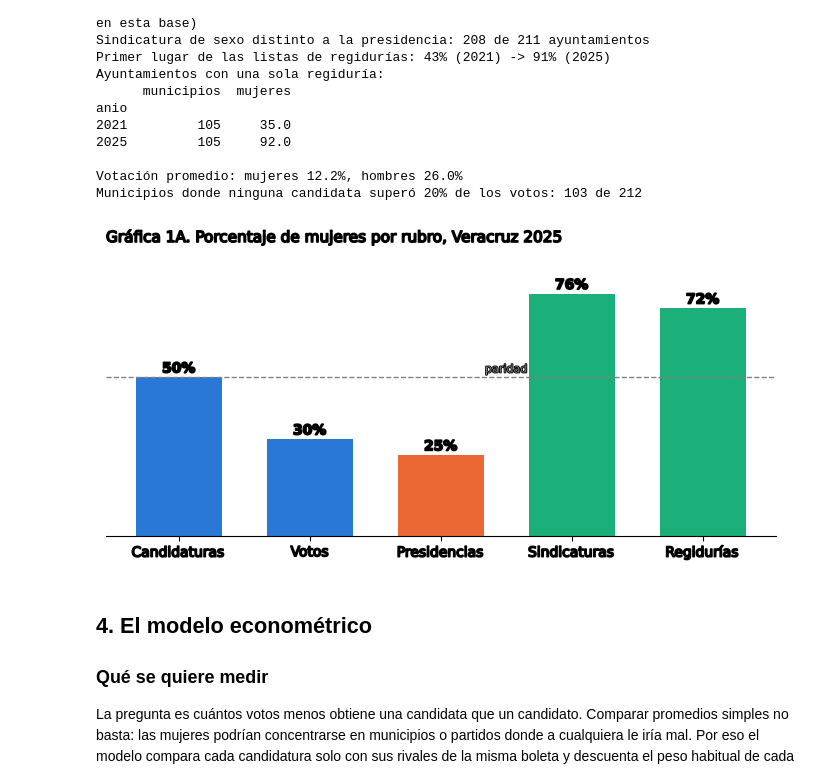
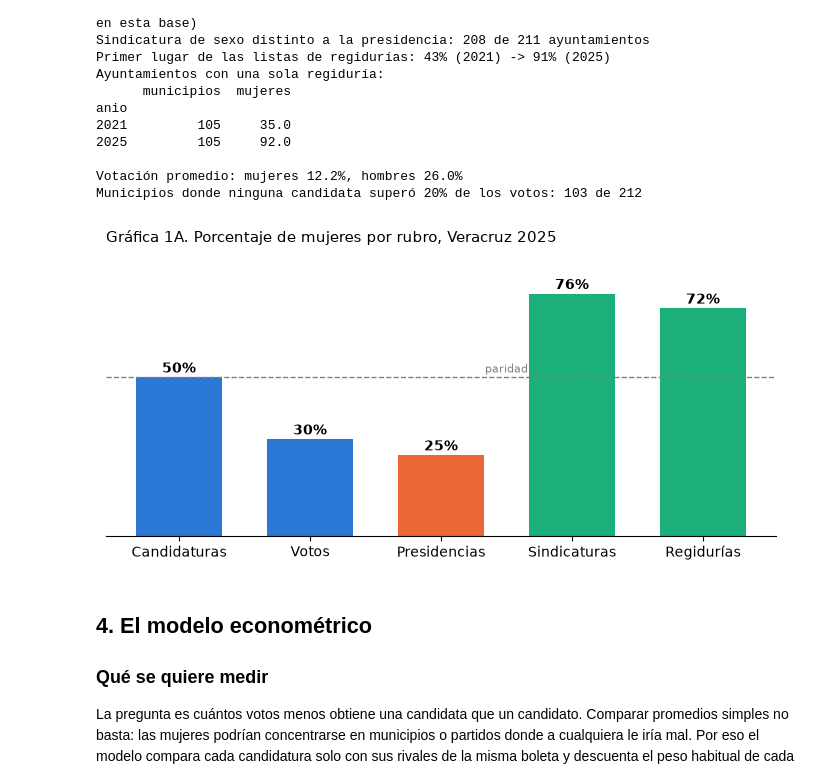
Before and after one commit to alexmufe/mujeres-alcaldias-veracruz, a Jupyter notebook: Anexo_metodologico_Veracruz_2025.ipynb, the cells around one changed output. Cells and saved outputs as stored; diff of their text form; code cells hidden in the pictures.

```diff
--- a/Anexo_metodologico_Veracruz_2025.ipynb
+++ b/Anexo_metodologico_Veracruz_2025.ipynb
@@ -195,29 +193,76 @@ Votación promedio: mujeres 12.2%, hombres 26.0%
 Municipios donde ninguna candidata superó 20% de los votos: 103 de 212
 # %%
 from pathlib import Path
+from matplotlib.collections import LineCollection
+from matplotlib.lines import Line2D
+from matplotlib.text import Text
+
+def guardar_version_oscura(fig, archivo, colores_series=None):
+    colores_series = colores_series or {}
+    textos = fig.findobj(match=Text)
+    lineas = fig.findobj(match=Line2D)
+    colecciones_lineas = fig.findobj(match=LineCollection)
+    espines = [espine for ax in fig.axes for espine in ax.spines.values()]
+    color_texto_original = [(texto, texto.get_color()) for texto in textos]
+    color_linea_original = [(linea, linea.get_color()) for linea in lineas]
+    colores_colecciones_originales = [(coleccion, coleccion.get_colors().copy()) for coleccion in colecciones_lineas]
+    color_espine_original = [(espine, espine.get_edgecolor()) for espine in espines]
+    neutros = {'black', '#000000', '#666666', '#808080', '#bfbfbf'}
+    blancos = {'white', '#ffffff', '#fff'}
+    try:
+        for texto in textos:
+            color = texto.get_color().lower() if isinstance(texto.get_color(), str) else texto.get_color()
+            if color in colores_series:
+                texto.set_color(colores_series[color])
+            elif color not in blancos:
+                texto.set_color('#E6EDF3')
+        for linea in lineas:
+            color = linea.get_color().lower() if isinstance(linea.get_color(), str) else linea.get_color()
+            if color in colores_series:
+                linea.set_color(colores_series[color])
+            elif color in neutros:
+                linea.set_color('#8B949E')
+            elif color == '#f0f0f0':
+                linea.set_color('#30363D')
+        for coleccion in colecciones_lineas:
+            colores = coleccion.get_colors()
+            coleccion.set_color(['#8B949E' if tuple(color[:3]) == (0.0, 0.0, 0.0) else color for color in colores])
+        for espine in espines:
+            espine.set_color('#8B949E')
+        archivo_oscuro = archivo.with_name(f'{archivo.stem}_dark{archivo.suffix}')
+        fig.savefig(archivo_oscuro, dpi=150, transparent=True, facecolor='none', edgecolor='none', bbox_inches='tight')
+    finally:
+        for texto, color in color_texto_original:
+            texto.set_color(color)
+        for linea, color in color_linea_original:
+            linea.set_color(color)
+        for coleccion, colores in colores_colecciones_originales:
+            coleccion.set_color(colores)
+        for espine, color in color_espine_original:
+            espine.set_color(color)
+
 AZUL, NARANJA, VERDE, GRIS = '#2A78D6', '#EB6834', '#1BAF7A', '#808080'
 def r0(v): return f'{np.floor(v + 0.5):.0f}'   # redondeo convencional (18.5 -> 19)
 fig, ax = plt.subplots(figsize=(7, 3.6))
 etq = ['Candidaturas', 'Votos', 'Presidencias', 'Sindicaturas', 'Regidurías']
 val = [pct_cand, pct_votos, 100*n_alc/n_mun, sind25, reg25]
 barras = ax.bar(etq, val, color=[AZUL, AZUL, NARANJA, VERDE, VERDE], width=0.65)
 ax.axhline(50, color=GRIS, ls='--', lw=1); ax.text(2.5, 51.5, 'paridad', color=GRIS, fontsize=8, ha='center')
 for b, v in zip(barras, val): ax.text(b.get_x()+b.get_width()/2, v+1.5, r0(v) + '%', ha='center', fontsize=10, fontweight='bold')
 ax.set_ylim(0, 90); ax.set_yticks([]); [ax.spines[k].set_visible(False) for k in ['top', 'right', 'left']]
 ax.set_title('Gráfica 1A. Porcentaje de mujeres por rubro, Veracruz 2025', loc='left', fontsize=11)
 plt.tight_layout()
 fig.patch.set_alpha(0)
 for ax in fig.axes:
     ax.patch.set_alpha(0)
-for texto in fig.findobj(match=Text):
-    texto.set_path_effects([pe.Stroke(linewidth=3.2, foreground='white'),
-                            pe.Stroke(linewidth=1.2, foreground='black'), pe.Normal()])
 figuras_dir = Path('docs/figuras') if Path('docs').is_dir() else Path('../docs/figuras')
 figuras_dir.mkdir(parents=True, exist_ok=True)
-fig.savefig(figuras_dir / 'grafica_1A_participacion.png', dpi=150, transparent=True, facecolor='none', edgecolor='none', bbox_inches='tight')
+archivo = figuras_dir / 'grafica_1A_participacion.png'
+fig.savefig(archivo, dpi=150, transparent=True, facecolor='none', edgecolor='none', bbox_inches='tight')
+guardar_version_oscura(fig, archivo)
 plt.show()
 # %% [output]
-[figure, old version]
+[figure, new version]
 # %% [markdown]
 ## 4. El modelo econométrico
 
```
Also changed, not shown: parts of 3 cells of this notebook, 8 other files.
